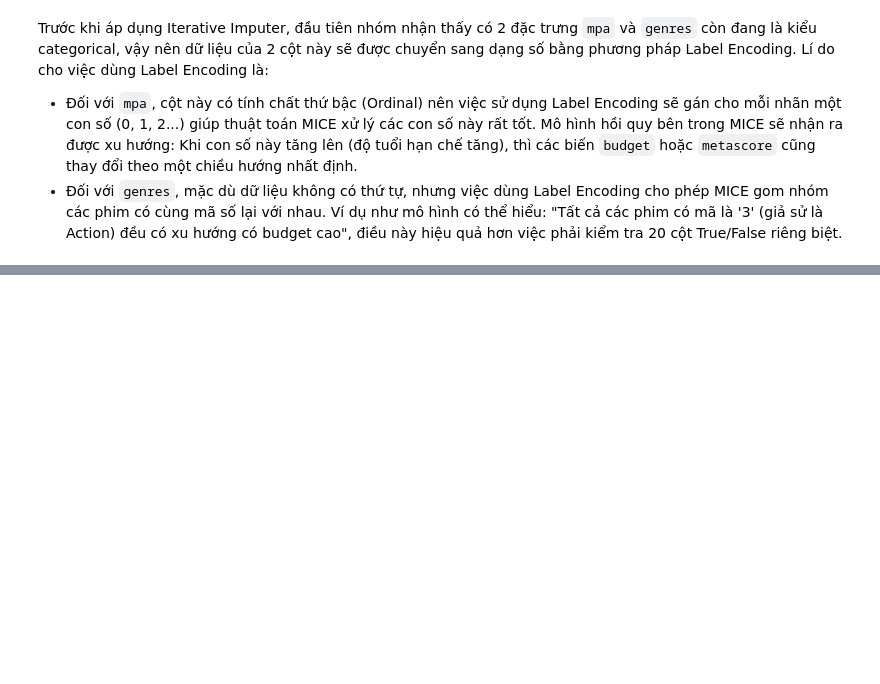
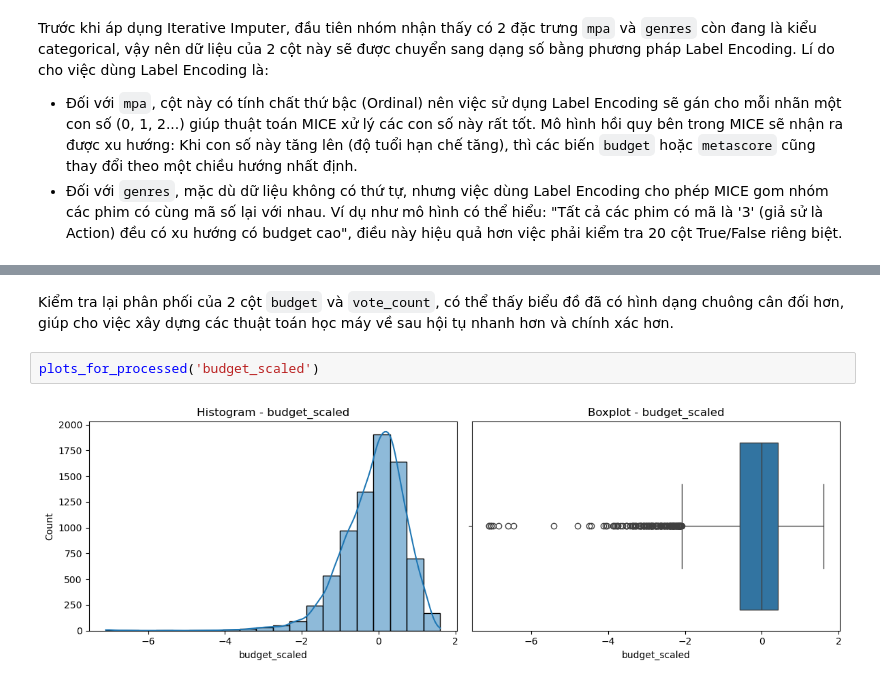
Before and after one commit to Kyoyooo/Movie-Rating-Prediction-Model, a Jupyter notebook: notebooks/data_exploration.ipynb, the cells around one changed output, grey strips where cells are left out. Saved outputs shown, nothing was run; the diff lists cells and outputs as text; blank space fills up the shorter version.

```diff
--- a/notebooks/data_exploration.ipynb
+++ b/notebooks/data_exploration.ipynb
@@ -1057,0 +1179,6 @@ genres                    0            0.00
+# %% [markdown]
+Kiểm tra lại phân phối của 2 cột `budget` và `vote_count`, có thể thấy biểu đồ đã có hình dạng chuông cân đối hơn, giúp cho việc xây dựng các thuật toán học máy về sau hội tụ nhanh hơn và chính xác hơn.
+# %%
+plots_for_processed('budget_scaled')
+# %% [output]
+[figure, added]
```
Also changed, not shown: parts of 50 cells of this notebook.
